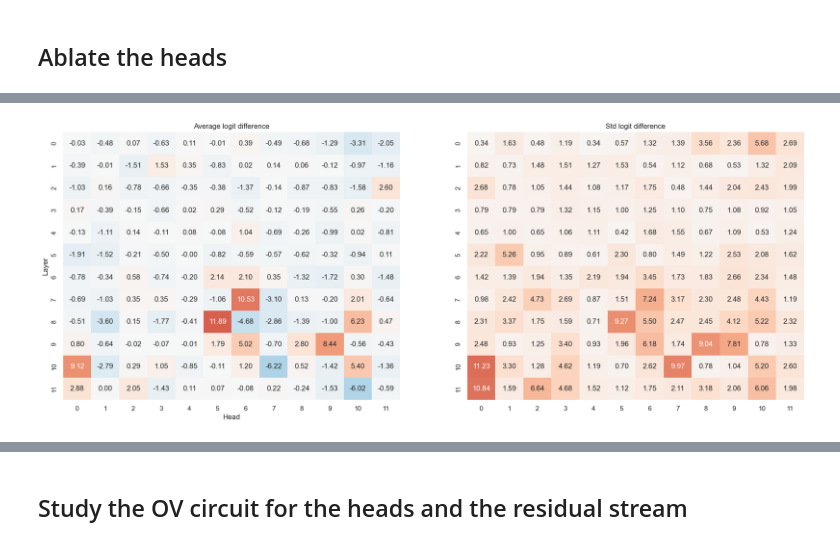
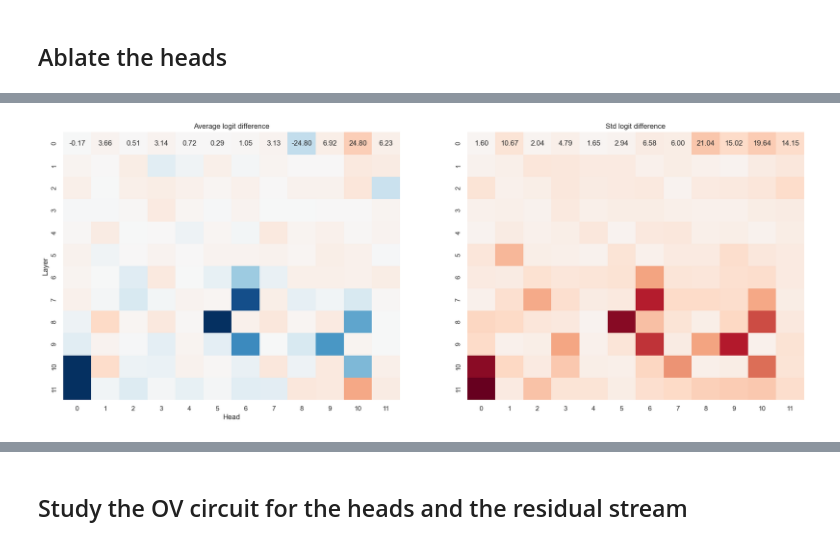
Before and after one commit to francescortu/comp-mech, a Jupyter notebook: notebooks/smalldataset_clean.ipynb, the cells around one changed output, grey strips where cells are left out. Saved outputs shown, nothing was run; the diff lists cells and outputs as text; code cells hidden in the pictures.

```diff
--- a/notebooks/smalldataset_clean.ipynb
+++ b/notebooks/smalldataset_clean.ipynb
@@ -57,0 +274,7 @@ result_cp.shape torch.Size([12, 12, 560])
+# %%
+examples_cp = torch.load("../results/gpt2_examples_cp.pt")
+examples_mem = torch.load("../results/gpt2_examples_mem.pt")
+# %%
+# cap using 1% percentile
+examples_cp = torch.clamp(examples_cp, min=examples_cp.flatten().kthvalue(int(0.01*examples_cp.flatten().size(0))).values, max = examples_cp.flatten().kthvalue(int(0.99*examples_cp.flatten().size(0))).values)
+examples_mem = torch.clamp(examples_mem, min=examples_mem.flatten().kthvalue(int(0.01*examples_mem.flatten().size(0))).values, max=examples_mem.flatten().kthvalue(int(0.99*examples_mem.flatten().size(0))).values)
@@ -58,4 +314,4 @@ result_cp.shape torch.Size([12, 12, 560])
 # %%
-plot_heatmaps(examples_mem.mean(-1), examples_mem.std(-1), title="ciao", interval=20)
+plot_heatmaps(examples_cp.mean(-1), examples_cp.std(-1), title="ciao", interval=100)
 # %% [output]
-[figure, old version]
+[figure, new version]
```
Also changed, not shown: parts of 112 cells of this notebook, 4 other files.
